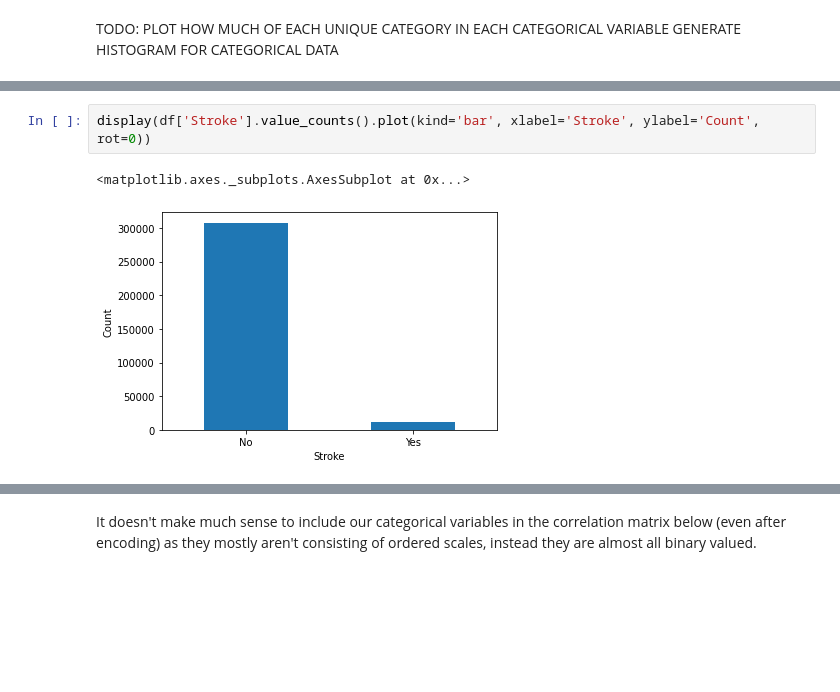
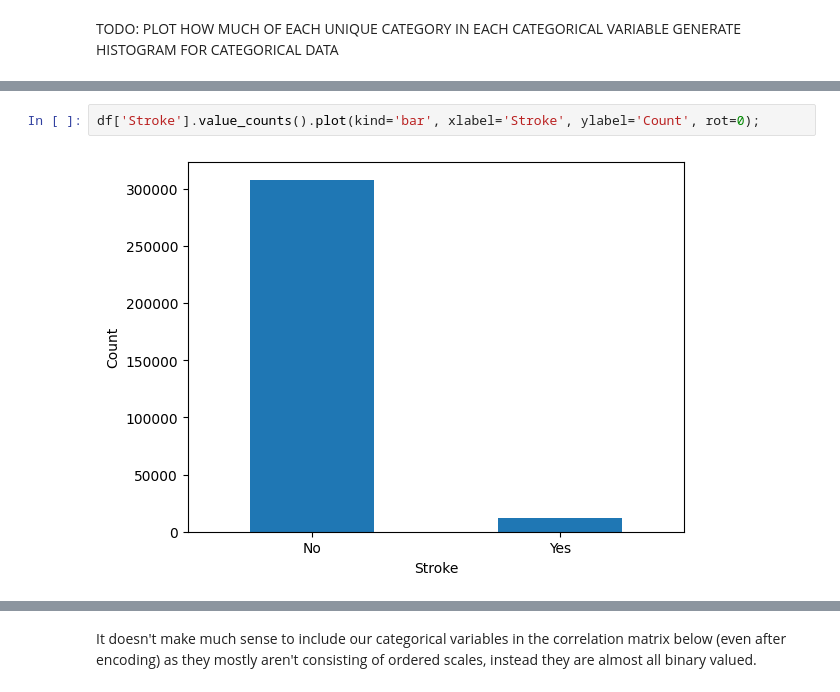
Before and after one commit to mhelkey/ecs171, a Jupyter notebook: main.ipynb, the cells around one changed output, grey strips where cells are left out. Saved outputs shown, nothing was run; the diff lists cells and outputs as text; blank space fills up the shorter version.

```diff
--- a/main.ipynb
+++ b/main.ipynb
@@ -146,6 +144,5 @@ display(df['Smoking'].value_counts().plot(kind='bar', xlabel='Smoking', ylabel='
 # %%
-display(df['Stroke'].value_counts().plot(kind='bar', xlabel='Stroke', ylabel='Count', rot=0))
+df['Stroke'].value_counts().plot(kind='bar', xlabel='Stroke', ylabel='Count', rot=0);
 # %% [output]
-<matplotlib.axes._subplots.AxesSubplot at 0x...>
-[figure, old version]
+[figure, new version]
 # %%
```
Also changed, not shown: parts of 16 cells of this notebook, 5 other files.
